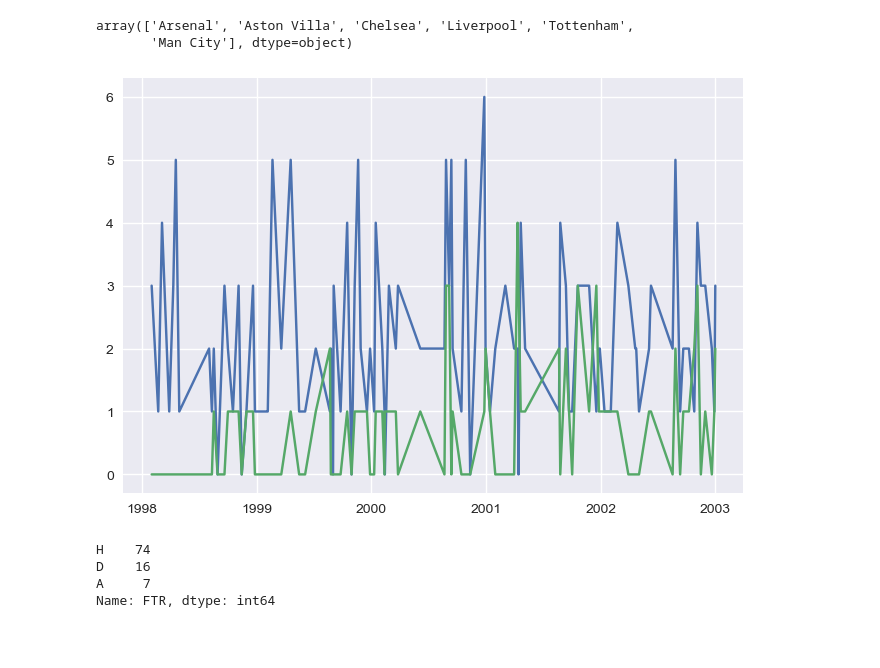
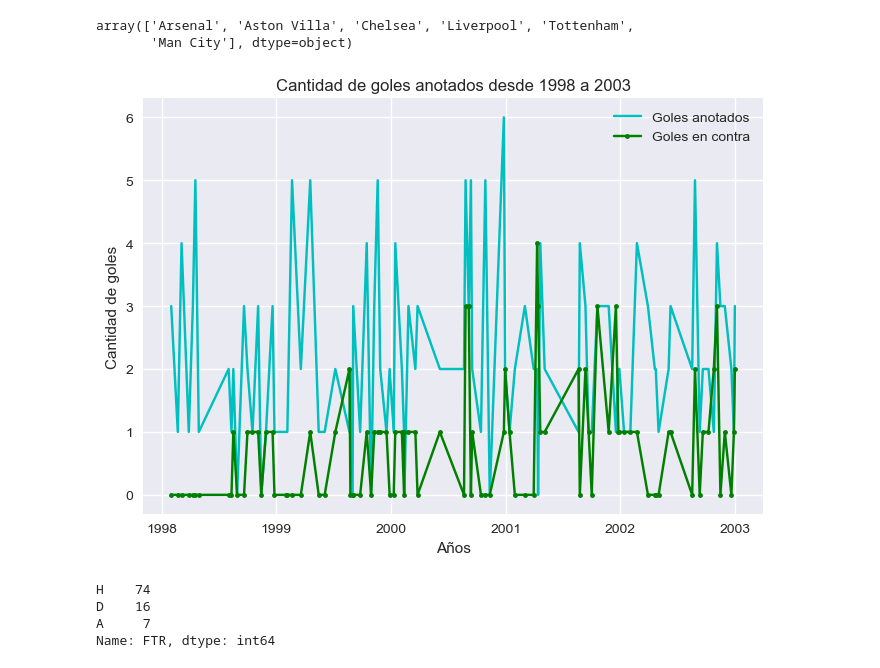
Before and after one commit to Elmatinho/DataScience_Unilever, a Jupyter notebook: Semana_3/Clases/Undecima_clase_11_04_22.ipynb, the cells around one changed output. Saved outputs shown, nothing was run; the diff lists cells and outputs as text; code cells hidden in the pictures; blank space fills up the shorter version.

```diff
--- a/Semana_3/Clases/Undecima_clase_11_04_22.ipynb
+++ b/Semana_3/Clases/Undecima_clase_11_04_22.ipynb
@@ -265,12 +258,17 @@ array(['Arsenal', 'Aston Villa', 'Chelsea', 'Liverpool', 'Tottenham',
 # %%
 Arsenal=segunda_fecha.loc[segunda_fecha['HomeTeam']=='Arsenal',:]
 Arsenal=Arsenal.sort_values(by='Date')
+s=arange(3,3)
 plt.figure(dpi=100)
-plt.plot(Arsenal['Date'],Arsenal['FTHG'])
-plt.plot(Arsenal['Date'],Arsenal['FTAG'])
+plt.plot(Arsenal['Date'],Arsenal['FTHG'],'c-',Arsenal['Date'],Arsenal['FTAG'],'g.-')
+
+plt.title('Cantidad de goles anotados desde 1998 a 2003')
+plt.legend(['Goles anotados','Goles en contra'])
+plt.xlabel('Años')
+plt.ylabel('Cantidad de goles')
 plt.show()
 # %% [output]
-[figure, old version]
+[figure, new version]
 # %%
 Arsenal['FTR'].value_counts()
 # %% [output]
```
Also changed, not shown: parts of 3 cells of this notebook, 1 other file.
